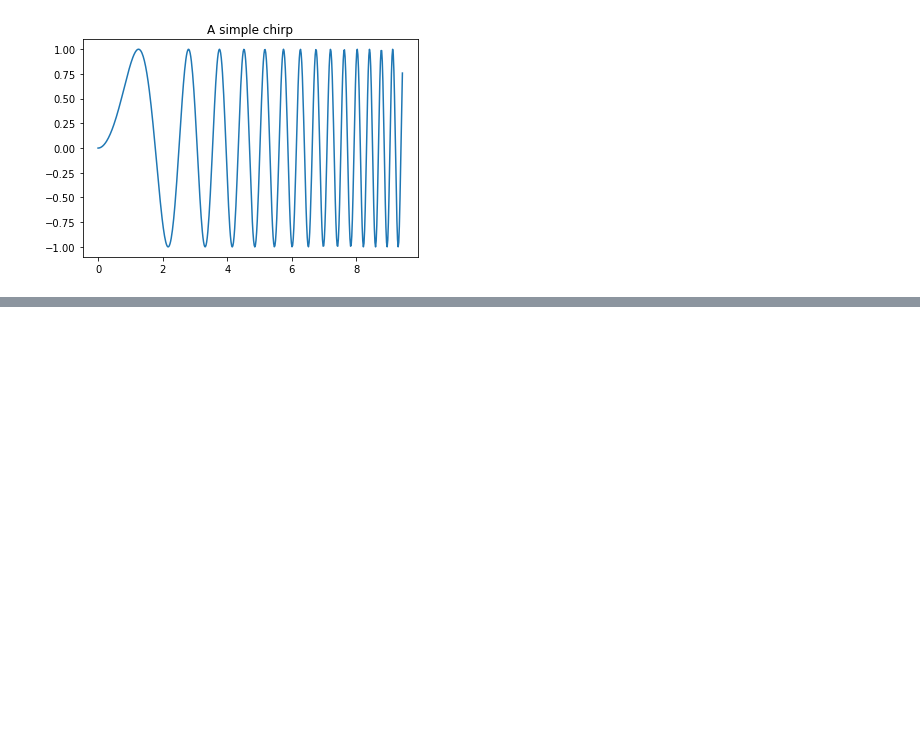
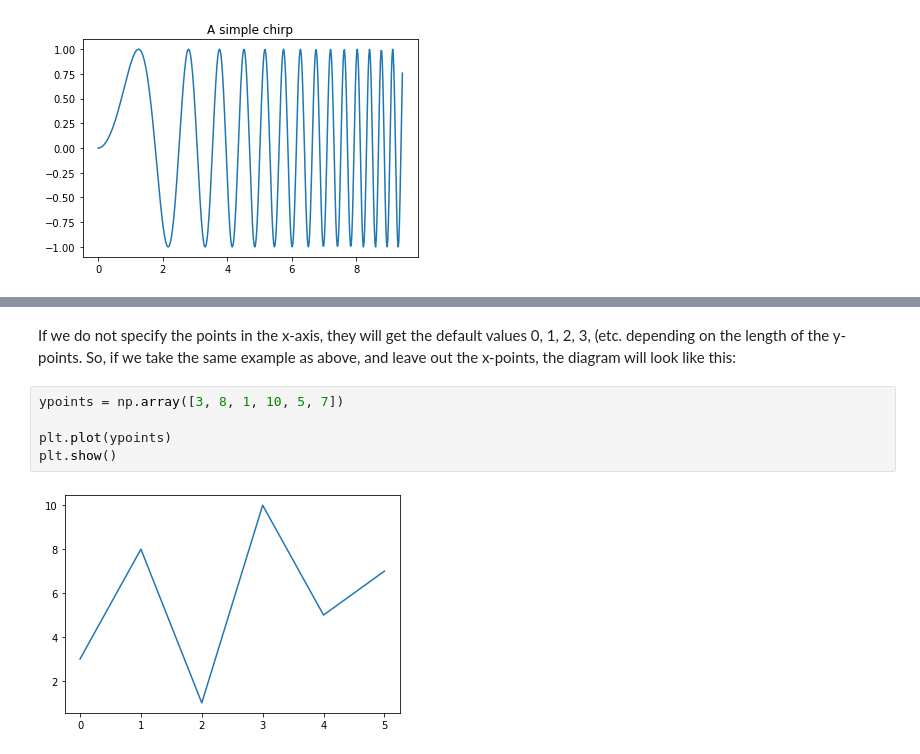
Before and after one commit to Verus121/data_science, a Jupyter notebook: learn_matplotlib.ipynb, the cells around one changed output, grey strips where cells are left out. Drawn from its saved outputs; the diff is of its cells as text; blank space fills up the shorter version.

```diff
--- a/learn_matplotlib.ipynb
+++ b/learn_matplotlib.ipynb
@@ -19,0 +54,10 @@ plt.title('A simple chirp');
+# %% [markdown]
+If we do not specify the points in the x-axis, they will get the default values 0, 1, 2, 3, (etc. depending on the length of the y-points.
+So, if we take the same example as above, and leave out the x-points, the diagram will look like this:
+# %%
+ypoints = np.array([3, 8, 1, 10, 5, 7])
+
+plt.plot(ypoints)
+plt.show()
+# %% [output]
+[figure, added]
```
Also changed, not shown: parts of 14 cells of this notebook, 18 other files.
